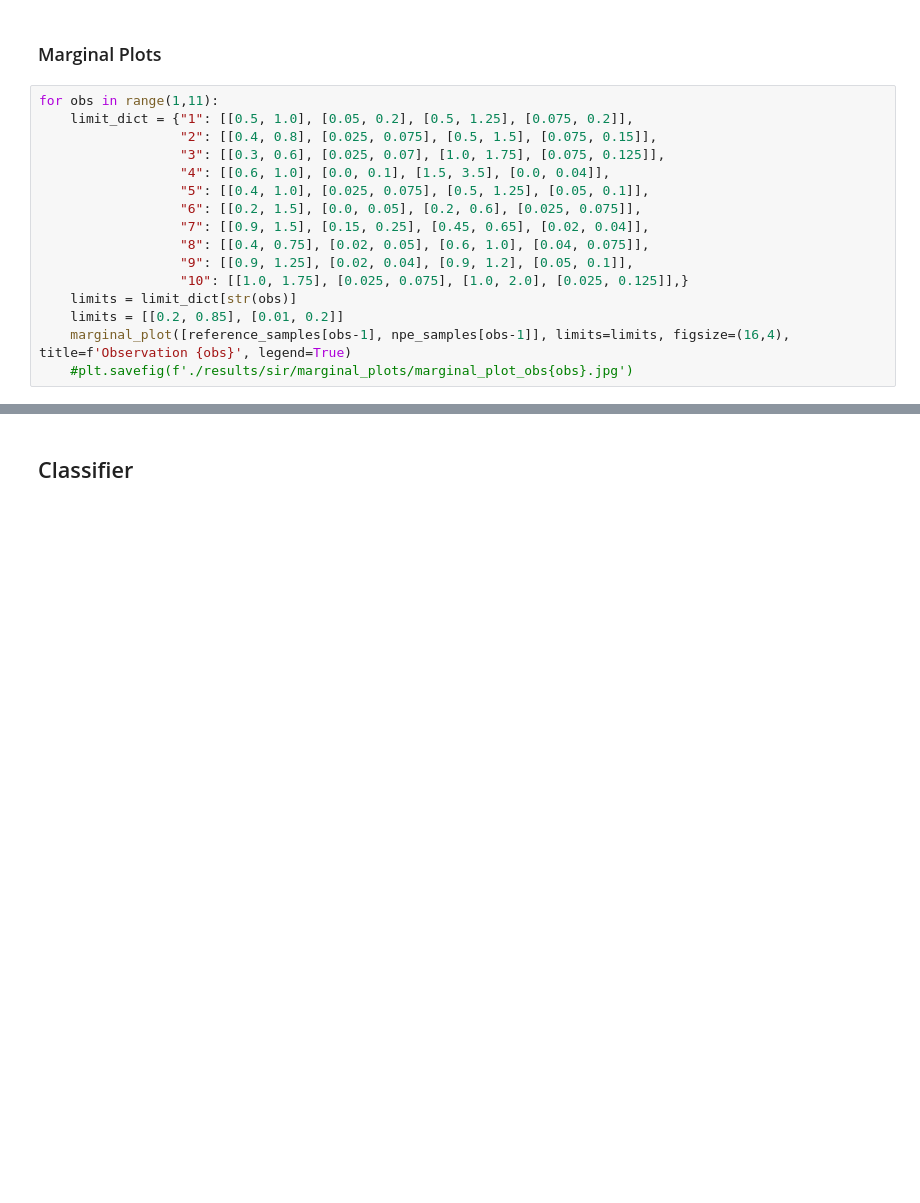
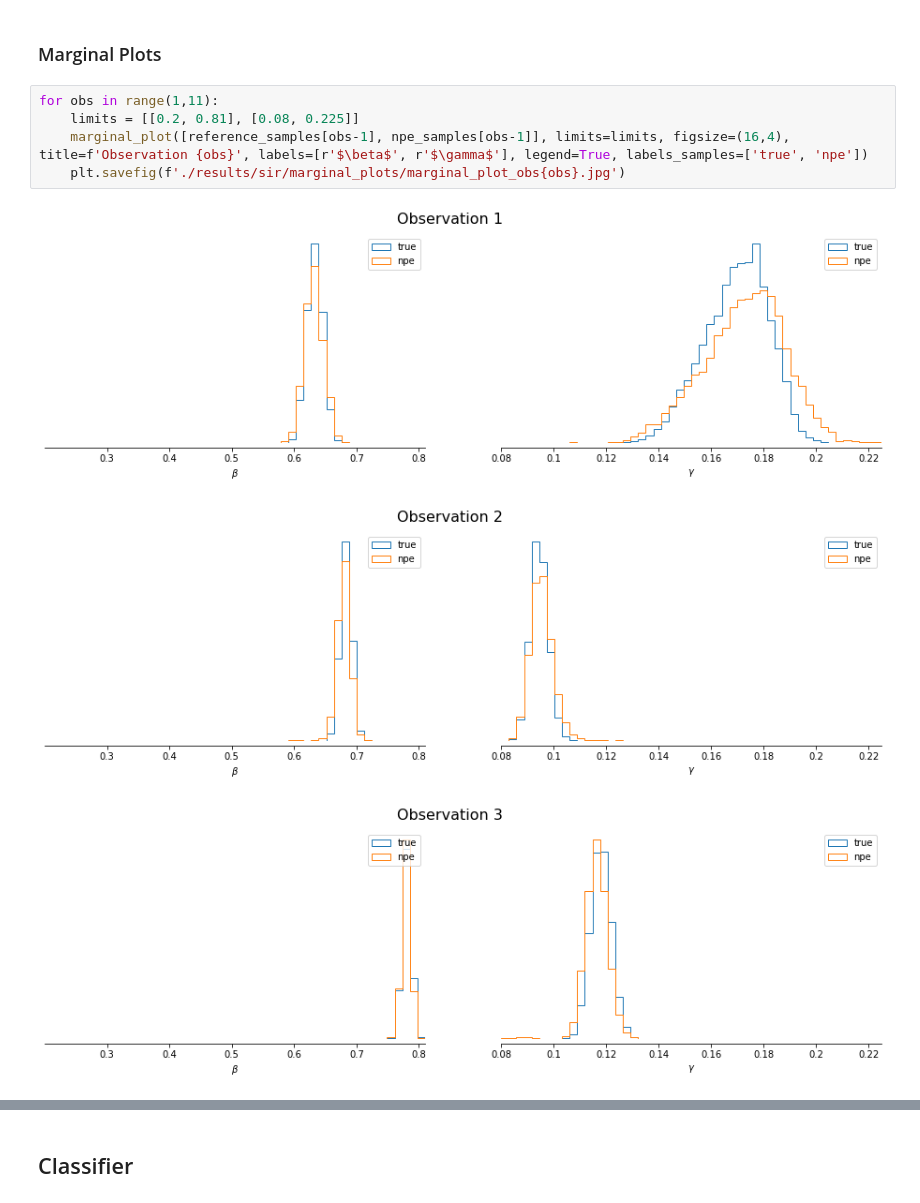
Before and after one commit to mackelab/amortized-decision-making, a Jupyter notebook: scripts/sir.ipynb, the cells around one changed output, grey strips where cells are left out. Cells and saved outputs as stored; diff of their text form; blank space fills up the shorter version.

```diff
--- a/scripts/sir.ipynb
+++ b/scripts/sir.ipynb
@@ -177,18 +199,11 @@ for obs in range(1,11):
 # %% [markdown]
 ### Marginal Plots
-# %%
-for obs in range(1,11):
-    limit_dict = {"1": [[0.5, 1.0], [0.05, 0.2], [0.5, 1.25], [0.075, 0.2]],
-                  "2": [[0.4, 0.8], [0.025, 0.075], [0.5, 1.5], [0.075, 0.15]],
-                  "3": [[0.3, 0.6], [0.025, 0.07], [1.0, 1.75], [0.075, 0.125]],
-                  "4": [[0.6, 1.0], [0.0, 0.1], [1.5, 3.5], [0.0, 0.04]],
-                  "5": [[0.4, 1.0], [0.025, 0.075], [0.5, 1.25], [0.05, 0.1]],
-                  "6": [[0.2, 1.5], [0.0, 0.05], [0.2, 0.6], [0.025, 0.075]],
-                  "7": [[0.9, 1.5], [0.15, 0.25], [0.45, 0.65], [0.02, 0.04]],
-                  "8": [[0.4, 0.75], [0.02, 0.05], [0.6, 1.0], [0.04, 0.075]],
-                  "9": [[0.9, 1.25], [0.02, 0.04], [0.9, 1.2], [0.05, 0.1]],
-                  "10": [[1.0, 1.75], [0.025, 0.075], [1.0, 2.0], [0.025, 0.125]],}
-    limits = limit_dict[str(obs)]
-    limits = [[0.2, 0.85], [0.01, 0.2]]
-    marginal_plot([reference_samples[obs-1], npe_samples[obs-1]], limits=limits, figsize=(16,4), title=f'Observation {obs}', legend=True)
-    #plt.savefig(f'./results/sir/marginal_plots/marginal_plot_obs{obs}.jpg')
+# %%
+for obs in range(1,11):
+    limits = [[0.2, 0.81], [0.08, 0.225]]
+    marginal_plot([reference_samples[obs-1], npe_samples[obs-1]], limits=limits, figsize=(16,4), title=f'Observation {obs}', labels=[r'$\beta$', r'$\gamma$'], legend=True, labels_samples=['true', 'npe'])
+    plt.savefig(f'./results/sir/marginal_plots/marginal_plot_obs{obs}.jpg')
+# %% [output]
+[figure, added]
+[figure, added]
+[figure, added]
```
Also changed, not shown: parts of 5 cells of this notebook, 1 other file.
